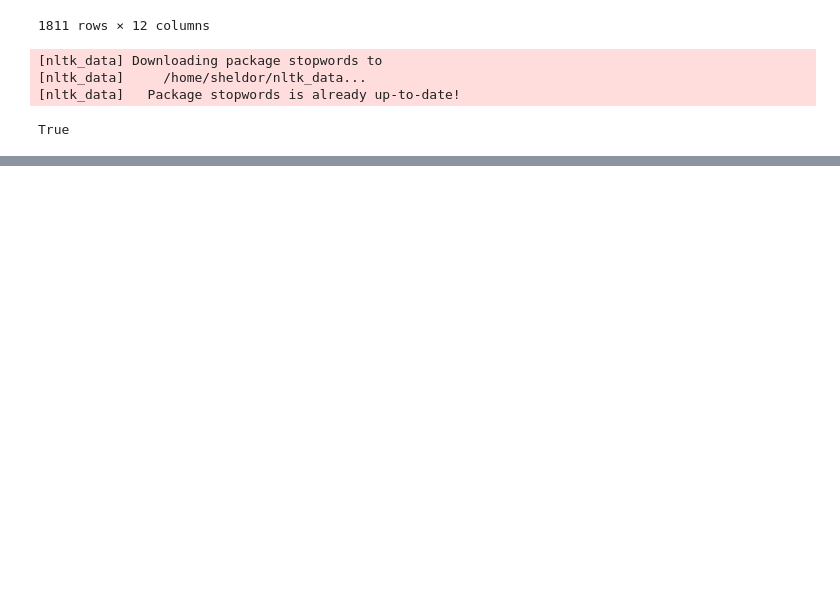
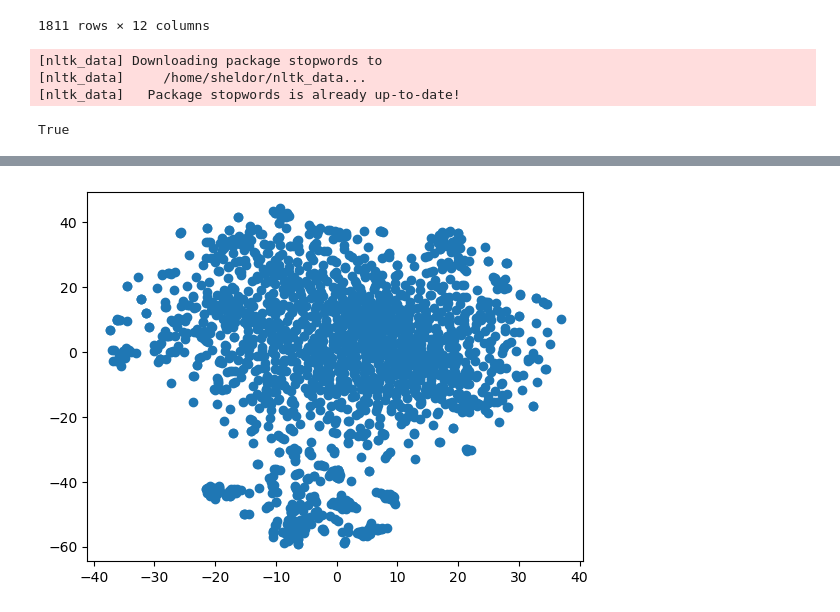
Before and after one commit to NikolasRodriguezA/Modelado_Topicos_Davivienda, a Jupyter notebook: Code/insights y segmentación tweets.ipynb, the cells around one changed output, grey strips where cells are left out. Drawn from its saved outputs; the diff is of its cells as text; code cells hidden in the pictures; blank space fills up the shorter version.

Commit message:
Desarrollo de modelos

```diff
--- a/Code/insights y segmentación tweets.ipynb
+++ b/Code/insights y segmentación tweets.ipynb
@@ -146,0 +223,13 @@ model_embeddings = fasttext.load_model('cc.es.300.bin')
+# %%
+vector_emmbeding = []
+
+for index, row in tqdm(data.iterrows()):
+
+    vector_emmbeding.append(model_embeddings.get_sentence_vector(limpiado_de_texto(row['Embedded_text'],stemming_words= False)).tolist())
+# %%
+vector_scaled = StandardScaler().fit_transform(np.array(vector_emmbeding))
+
+data['embedding'] = vector_scaled.tolist()
+
+comentarios_2d = TSNE(n_components=2).fit_transform(np.array(list(data['embedding'])))
+comentarios_3d = TSNE(n_components=3).fit_transform(np.array(list(data['embedding'])))
@@ -146,0 +250,5 @@ model_embeddings = fasttext.load_model('cc.es.300.bin')
+# %%
+plt.scatter(comentarios_3d[:,0], comentarios_3d[:,1])
+plt.show()
+# %% [output]
+[figure, added]
```
Also changed, not shown: parts of 32 cells of this notebook, 1 other file.
